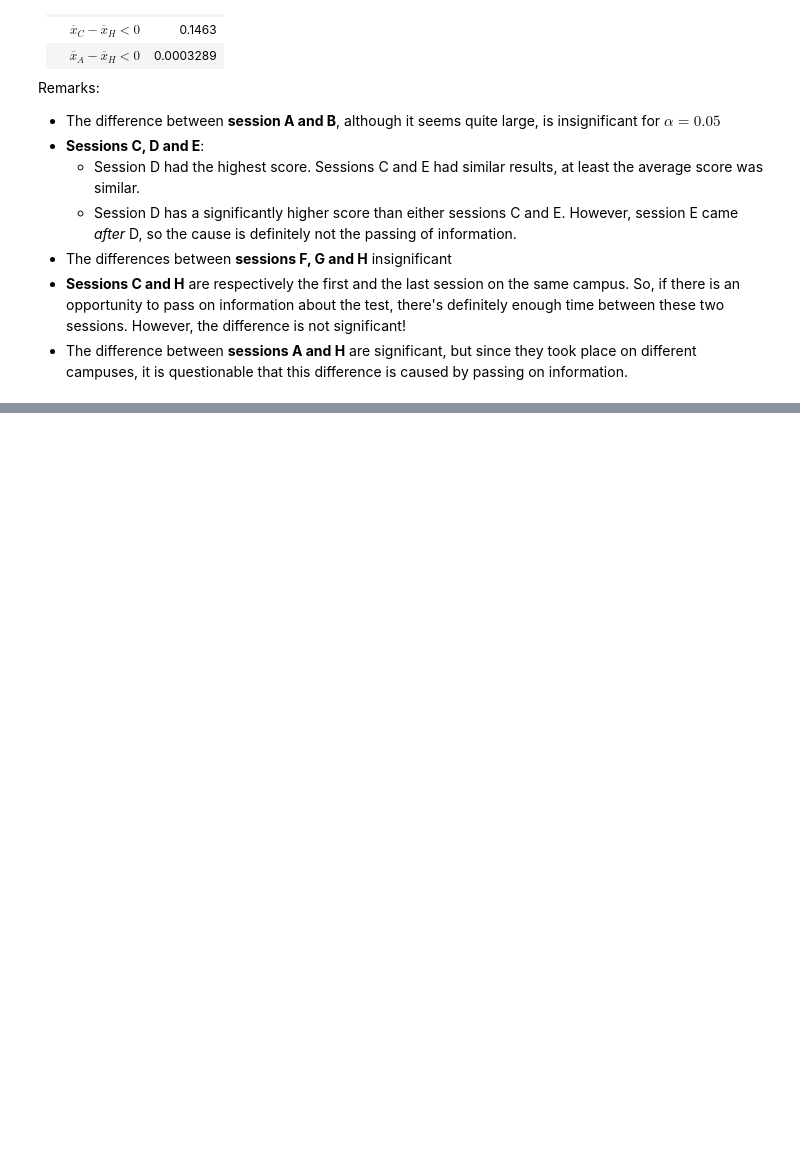
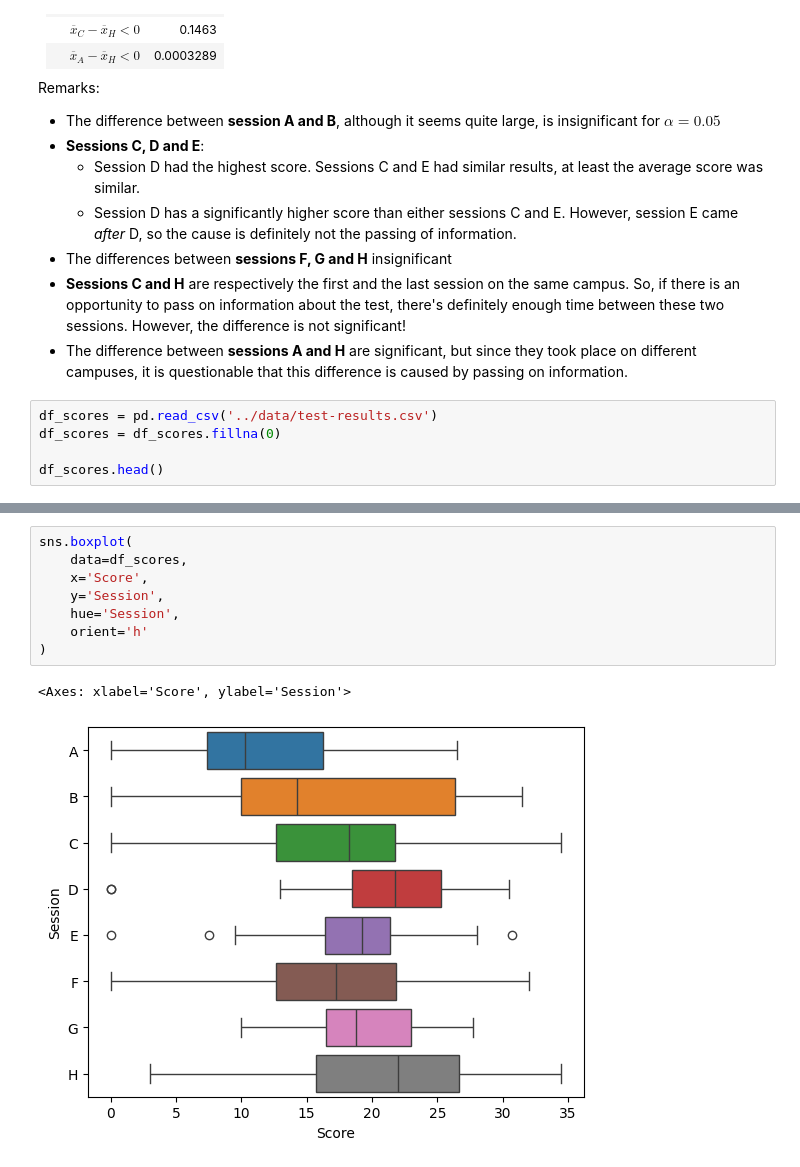
Before and after one commit to TijlS/dsai-labs, a Jupyter notebook: 5-bivariate-qual-quant/lab-5.04-test-results.ipynb, the cells around one changed output, grey strips where cells are left out. Saved outputs shown, nothing was run; the diff lists cells and outputs as text; blank space fills up the shorter version.

```diff
--- a/5-bivariate-qual-quant/lab-5.04-test-results.ipynb
+++ b/5-bivariate-qual-quant/lab-5.04-test-results.ipynb
@@ -73,3 +73,8 @@ Remarks:
 - The differences between **sessions F, G and H** insignificant
 - **Sessions C and H** are respectively the first and the last session on the same campus. So, if there is an opportunity to pass on information about the test, there's definitely enough time between these two sessions. However, the difference is not significant!
 - The difference between **sessions A and H** are significant, but since they took place on different campuses, it is questionable that this difference is caused by passing on information.
+# %%
+df_scores = pd.read_csv('../data/test-results.csv')
+df_scores = df_scores.fillna(0)
+
+df_scores.head()
@@ -75,0 +101,11 @@ Remarks:
+# %%
+sns.boxplot(
+    data=df_scores,
+    x='Score',
+    y='Session',
+    hue='Session',
+    orient='h'
+)
+# %% [output]
+<Axes: xlabel='Score', ylabel='Session'>
+[figure, added]
```
Also changed, not shown: parts of 13 cells of this notebook, 5 other files.
